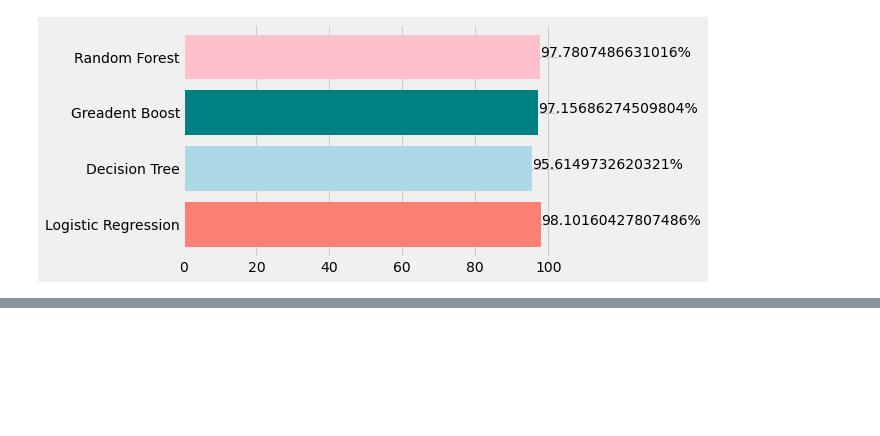
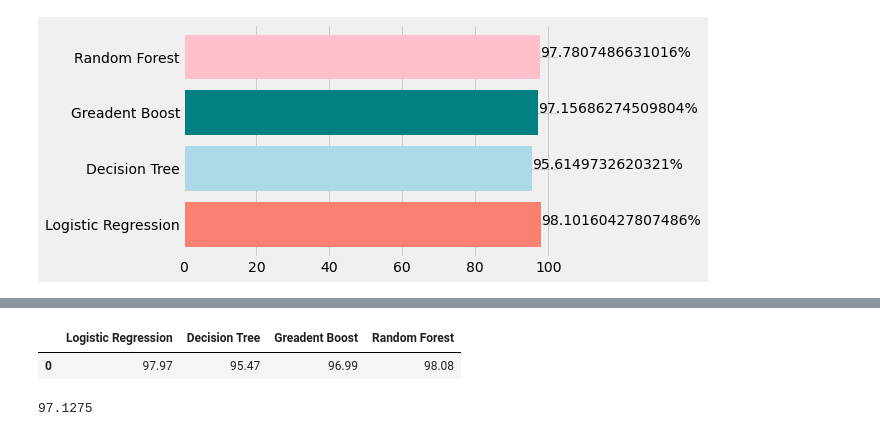
Before and after one commit to sahebdatas/FAKE-NEWS-DETECTION-ML, a Jupyter notebook: Untitled.ipynb, the cells around one changed output, grey strips where cells are left out. Drawn from its saved outputs; the diff is of its cells as text; code cells hidden in the pictures; blank space fills up the shorter version.

```diff
--- a/Untitled.ipynb
+++ b/Untitled.ipynb
@@ -150,0 +153,10 @@ for index, value in enumerate(score_value):
+# %%
+df_score=pd.read_csv("./data/df_score.csv")
+df_score
+# %% [output]
+|  | Logistic Regression | Decision Tree | Greadent Boost | Random Forest |
+| 0 | 97.97 | 95.47 | 96.99 | 98.08 |
+# %%
+df_score.T[0].sum()/len(df_score.T)
+# %% [output]
+97.1275
```
Also changed, not shown: parts of 1 cell of this notebook, 8 other files.
